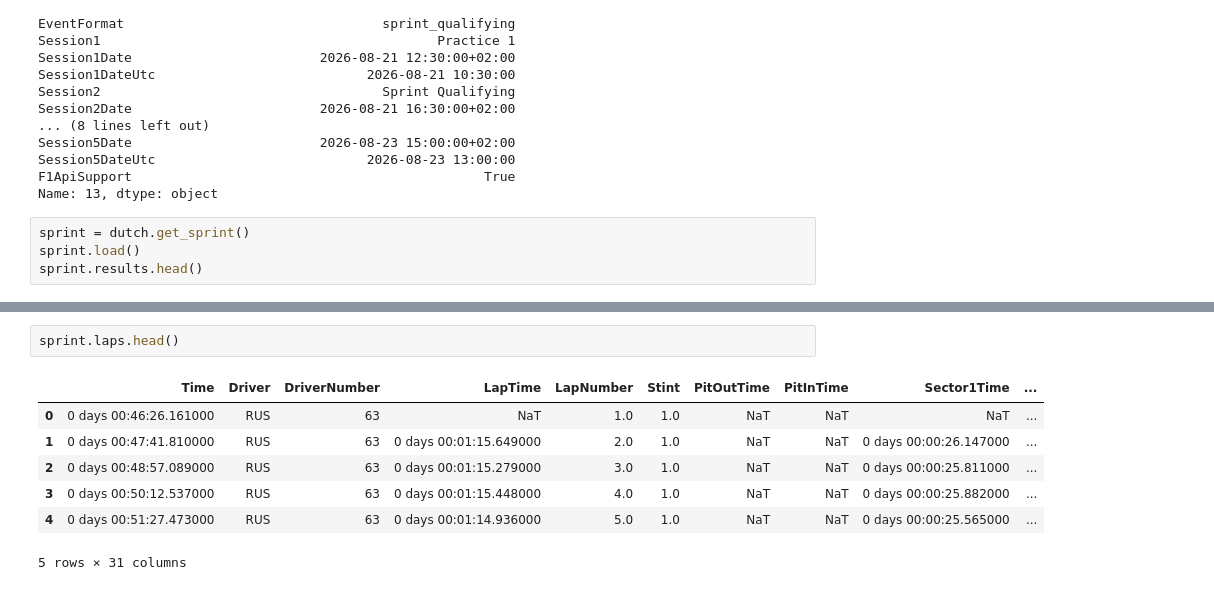
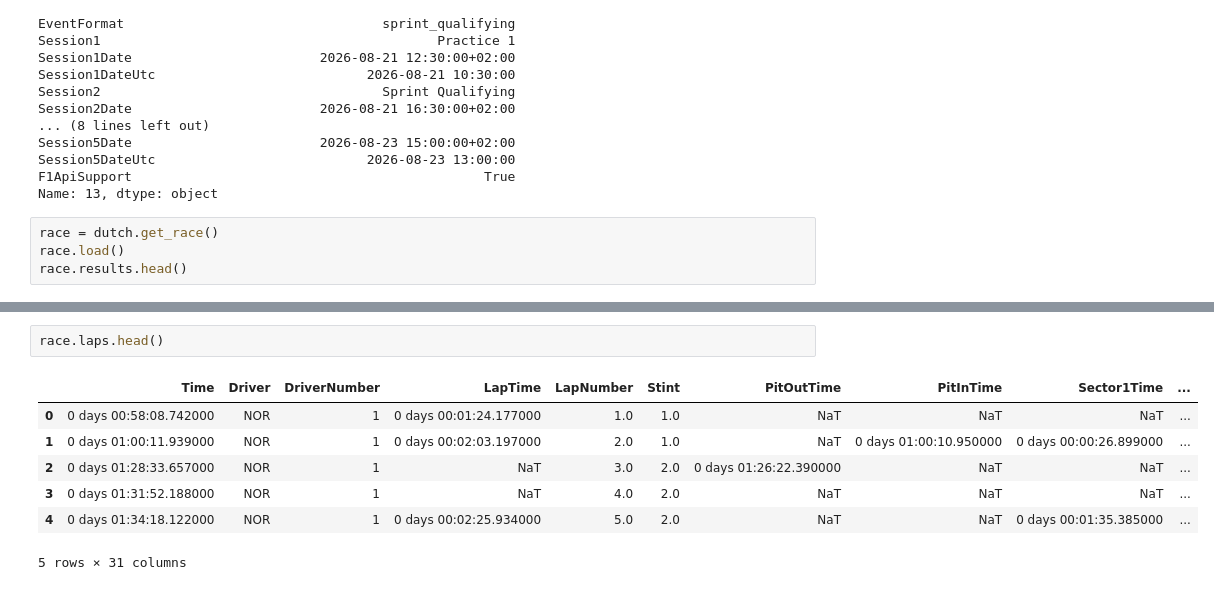
Before and after one commit to LukasBrookfield/f1-strategy-engine, a Jupyter notebook: notebooks/01_fastf1_test.ipynb, the cells around one changed output, grey strips where cells are left out. Drawn from its saved outputs; the diff is of its cells as text.

```diff
--- a/notebooks/01_fastf1_test.ipynb
+++ b/notebooks/01_fastf1_test.ipynb
@@ -184,7 +195,7 @@ Session5DateUtc                           2026-08-23 13:00:00
 F1ApiSupport                                             True
 Name: 13, dtype: object
 # %%
-sprint = dutch.get_sprint()
-sprint.load()
-sprint.results.head()
+race = dutch.get_race()
+race.load()
+race.results.head()
 # %% [output]
@@ -212,11 +242,11 @@ core           INFO     Finished loading data for 22 drivers: ['63', '16', '1',
 # %%
-sprint.laps.head()
+race.laps.head()
 # %% [output]
 |  | Time | Driver | DriverNumber | LapTime | LapNumber | Stint | PitOutTime | PitInTime | Sector1Time | ... |
-| 0 | 0 days 00:46:26.161000 | RUS | 63 | NaT | 1.0 | 1.0 | NaT | NaT | NaT | ... |
-| 1 | 0 days 00:47:41.810000 | RUS | 63 | 0 days 00:01:15.649000 | 2.0 | 1.0 | NaT | NaT | 0 days 00:00:26.147000 | ... |
-| 2 | 0 days 00:48:57.089000 | RUS | 63 | 0 days 00:01:15.279000 | 3.0 | 1.0 | NaT | NaT | 0 days 00:00:25.811000 | ... |
-| 3 | 0 days 00:50:12.537000 | RUS | 63 | 0 days 00:01:15.448000 | 4.0 | 1.0 | NaT | NaT | 0 days 00:00:25.882000 | ... |
-| 4 | 0 days 00:51:27.473000 | RUS | 63 | 0 days 00:01:14.936000 | 5.0 | 1.0 | NaT | NaT | 0 days 00:00:25.565000 | ... |
+| 0 | 0 days 00:58:08.742000 | NOR | 1 | 0 days 00:01:24.177000 | 1.0 | 1.0 | NaT | NaT | NaT | ... |
+| 1 | 0 days 01:00:11.939000 | NOR | 1 | 0 days 00:02:03.197000 | 2.0 | 1.0 | NaT | 0 days 01:00:10.950000 | 0 days 00:00:26.899000 | ... |
+| 2 | 0 days 01:28:33.657000 | NOR | 1 | NaT | 3.0 | 2.0 | 0 days 01:26:22.390000 | NaT | NaT | ... |
+| 3 | 0 days 01:31:52.188000 | NOR | 1 | NaT | 4.0 | 2.0 | NaT | NaT | NaT | ... |
+| 4 | 0 days 01:34:18.122000 | NOR | 1 | 0 days 00:02:25.934000 | 5.0 | 2.0 | NaT | NaT | 0 days 00:01:35.385000 | ... |
 5 rows × 31 columns
 # %%
```
Also changed, not shown: parts of 4 cells of this notebook, 6 other files.
